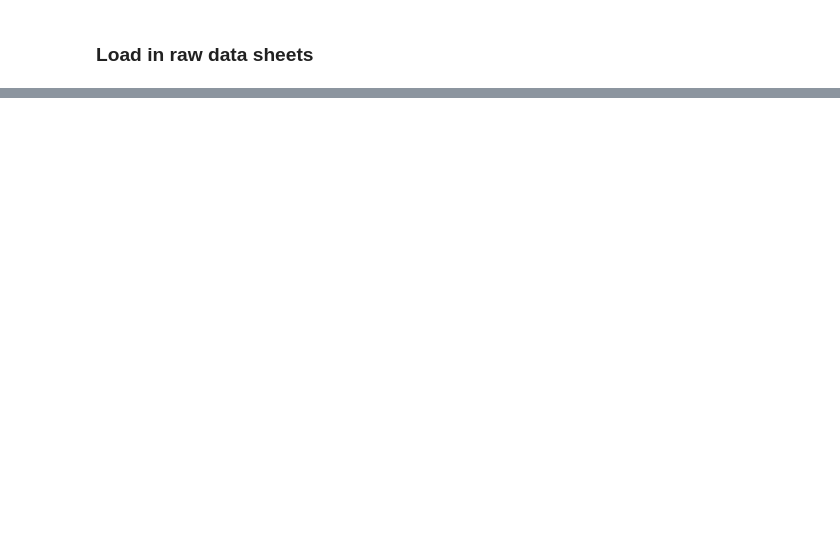
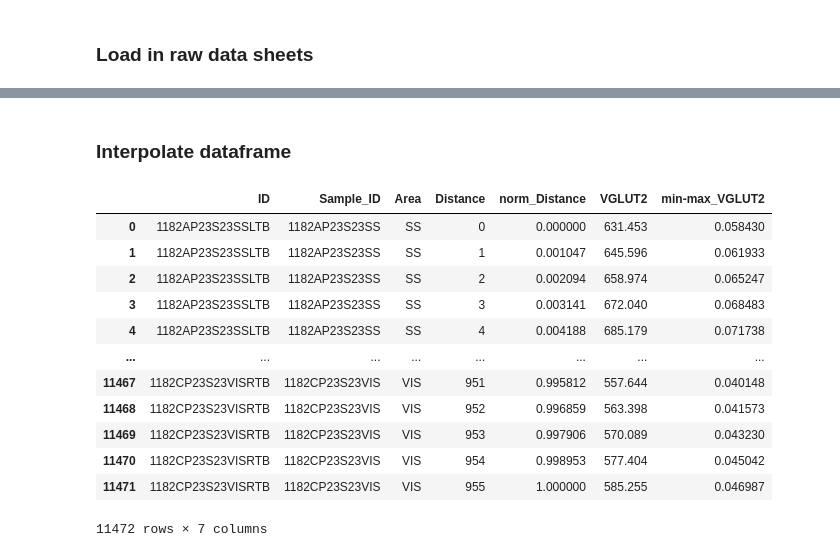
Before and after one commit to Fenlon-Suarez-Lab/histology-analyses, a Jupyter notebook: Suarez-VGLUT2-2023/VGLUT2-analysis-notebook.ipynb, the cells around one changed output, grey strips where cells are left out. Drawn from its saved outputs; the diff is of its cells as text; code cells hidden in the pictures; blank space fills up the shorter version.

```diff
--- a/Suarez-VGLUT2-2023/VGLUT2-analysis-notebook.ipynb
+++ b/Suarez-VGLUT2-2023/VGLUT2-analysis-notebook.ipynb
@@ -170,0 +196,55 @@ normed_markers
+# %% [markdown]
+### Interpolate dataframe
+# %%
+array_lens = []
+for a in df_interpolation.groupby('UNIQUE_ID'):
+    data = a[1]
+    array_lens.append(len(data['VGLUT2']))
+max_array_len = max(array_lens) # Contains the maximum cortical width in um by which all others will be adjusted.
+
+# Now, move through the individual animals and interpolate to the max size.
+
+interpolated_dict = {'ID':[],'Sample_ID':[],'Area':[],'Distance':[],'norm_Distance':[],'VGLUT2':[]}
+
+for a in df_interpolation.groupby('UNIQUE_ID'):
+    distance = 0
+    name = a[0]
+    data = a[1]
+    samp_id = data['SAMPLE_ID'].values[0]
+    area = data['AREA'].values[0]
+    inp_vglut2 = data['VGLUT2'].values
+    new_len = max_array_len
+    delta_vglut2 = (len(inp_vglut2)-1) / (new_len-1)
+
+    for i in range(new_len):
+        v_vglut2 = round(interpolate(inp_vglut2, i*delta_vglut2),3)
+        interpolated_dict['VGLUT2'].append(v_vglut2)
+        interpolated_dict['ID'].append(name)
+        interpolated_dict['Area'].append(area)
+        interpolated_dict['Distance'].append(distance)
+        interpolated_dict['Sample_ID'].append(samp_id)
+        distance += 1
+    norm_distance = normalise_values(interpolated_dict['Distance'])
+    # norm_v_vglut2 = normalise_values(interpolated_dict['VGLUT2'])
+    interpolated_dict.update({'norm_Distance': norm_distance})
+    # interpolated_dict.update({'norm_VGLUT2': norm_v_vglut2})
+
+min_max = normalise_values(interpolated_dict['VGLUT2'])
+
+interpolated_dict.update({'min-max_VGLUT2':min_max})
+interpolated_df = pd.DataFrame(interpolated_dict)
+interpolated_df
+# %% [output]
+|  | ID | Sample_ID | Area | Distance | norm_Distance | VGLUT2 | min-max_VGLUT2 |
+| 0 | 1182AP23S23SSLTB | 1182AP23S23SS | SS | 0 | 0.000000 | 631.453 | 0.058430 |
+| 1 | 1182AP23S23SSLTB | 1182AP23S23SS | SS | 1 | 0.001047 | 645.596 | 0.061933 |
+| 2 | 1182AP23S23SSLTB | 1182AP23S23SS | SS | 2 | 0.002094 | 658.974 | 0.065247 |
+| 3 | 1182AP23S23SSLTB | 1182AP23S23SS | SS | 3 | 0.003141 | 672.040 | 0.068483 |
+| 4 | 1182AP23S23SSLTB | 1182AP23S23SS | SS | 4 | 0.004188 | 685.179 | 0.071738 |
+| ... | ... | ... | ... | ... | ... | ... | ... |
+| 11467 | 1182CP23S23VISRTB | 1182CP23S23VIS | VIS | 951 | 0.995812 | 557.644 | 0.040148 |
+| 11468 | 1182CP23S23VISRTB | 1182CP23S23VIS | VIS | 952 | 0.996859 | 563.398 | 0.041573 |
+| 11469 | 1182CP23S23VISRTB | 1182CP23S23VIS | VIS | 953 | 0.997906 | 570.089 | 0.043230 |
+| 11470 | 1182CP23S23VISRTB | 1182CP23S23VIS | VIS | 954 | 0.998953 | 577.404 | 0.045042 |
+| 11471 | 1182CP23S23VISRTB | 1182CP23S23VIS | VIS | 955 | 1.000000 | 585.255 | 0.046987 |
+11472 rows × 7 columns
```
Also changed, not shown: parts of 10 cells of this notebook.
